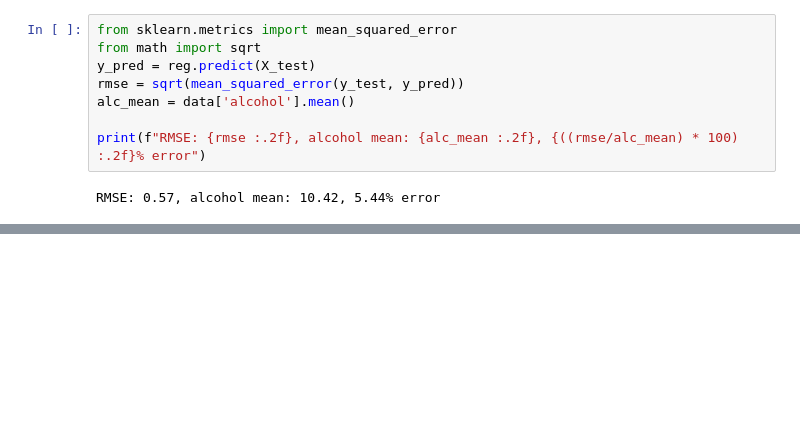
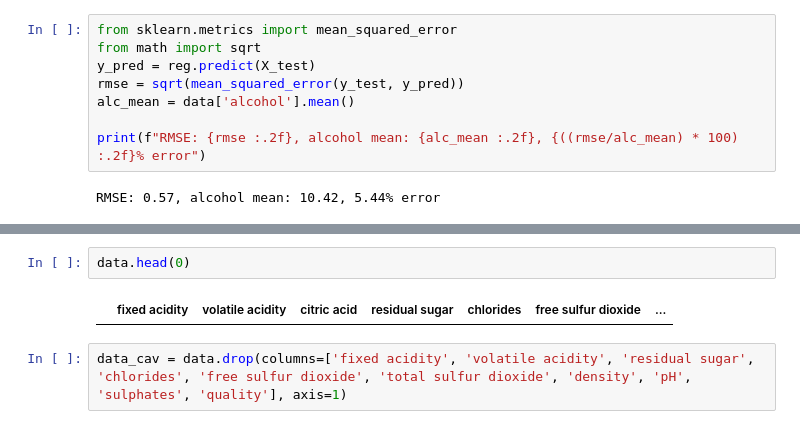
Before and after one commit to rkosova/hamk_applied_ml_group1, a Jupyter notebook: assignment_one.ipynb, the cells around one changed output, grey strips where cells are left out. Saved outputs shown, nothing was run; the diff lists cells and outputs as text; blank space fills up the shorter version.

```diff
--- a/assignment_one.ipynb
+++ b/assignment_one.ipynb
@@ -73,0 +55,6 @@ RMSE: 0.57, alcohol mean: 10.42, 5.44% error
+# %%
+data.head(0)
+# %% [output]
+|  | fixed acidity | volatile acidity | citric acid | residual sugar | chlorides | free sulfur dioxide | ... |
+# %%
+data_cav = data.drop(columns=['fixed acidity', 'volatile acidity', 'residual sugar', 'chlorides', 'free sulfur dioxide', 'total sulfur dioxide', 'density', 'pH', 'sulphates', 'quality'], axis=1)
```
Also changed, not shown: parts of 3 cells of this notebook.
